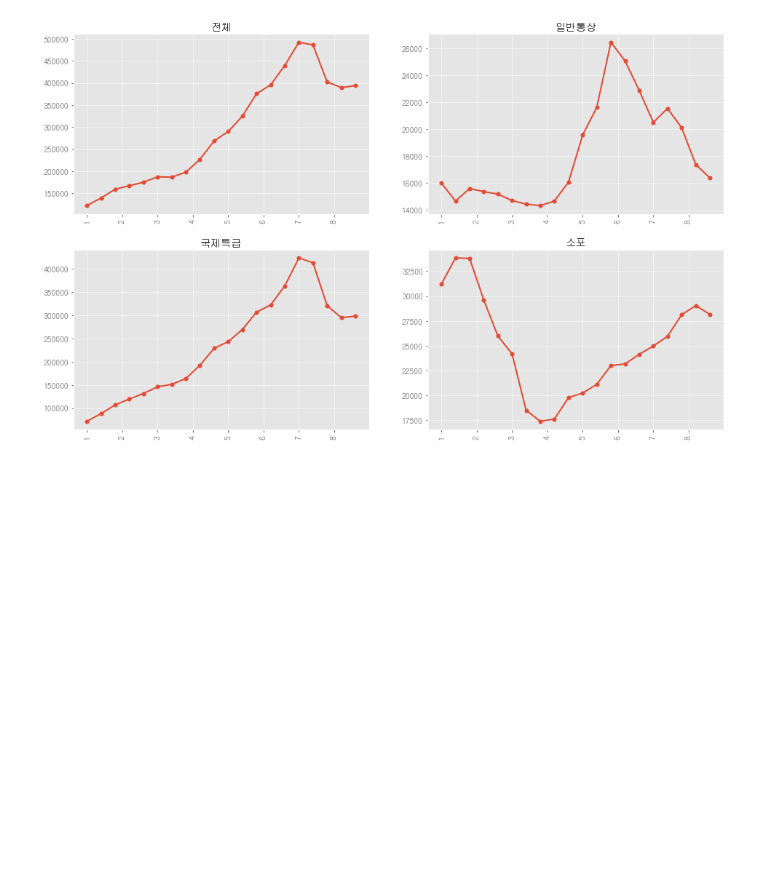
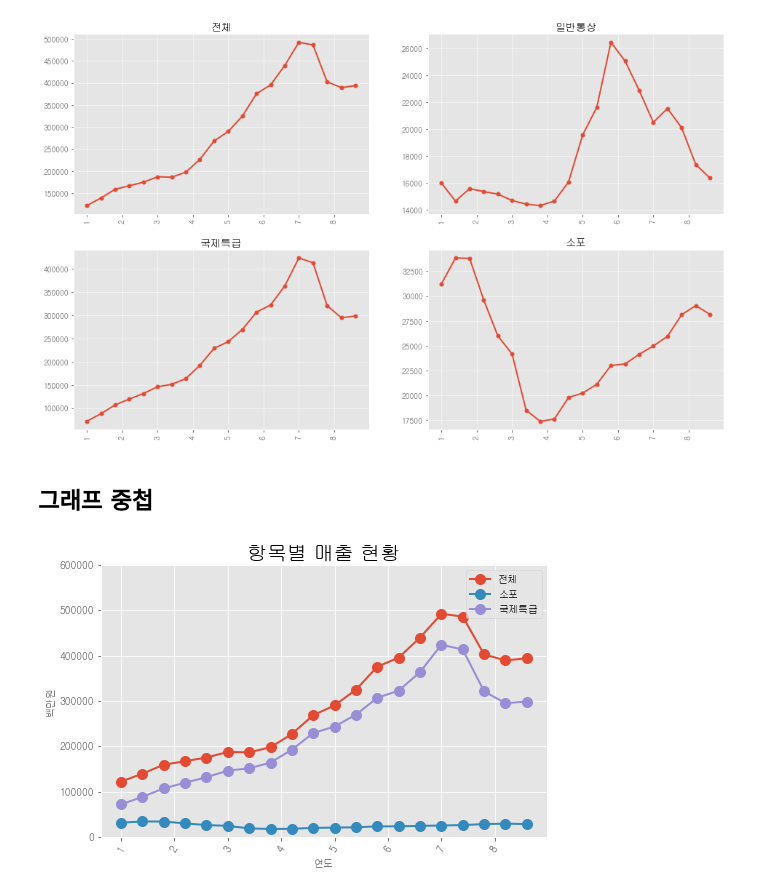
Before and after one commit to swleegit/data_analysis_review, a Jupyter notebook: 데분모05.ipynb, the cells around one changed output. Drawn from its saved outputs; the diff is of its cells as text; code cells hidden in the pictures; blank space fills up the shorter version.

```diff
--- a/데분모05.ipynb
+++ b/데분모05.ipynb
@@ -315,3 +315,38 @@ ax4.set_xticklabels(df.index, rotation=90)
 plt.show()
 # %% [output]
 [figure]
+# %% [markdown]
+## 그래프 중첩
+# %%
+import pandas as pd
+import matplotlib.pyplot as plt
+
+df = pd.read_csv('./연도별_매출액_현황.csv')
+
+#스타일 지정
+plt.style.use('ggplot')
+
+#그래프 틀 지정
+fig = plt.figure(figsize = (8,5))
+
+#객체 지정 : 한 그래프 평면에 여러개의 그래프를 그리는 것이니, 객체는 한개만 필요.
+ax = fig.add_subplot(1,1,1)
+
+#각 그래프 생성
+
+ax.plot(df.index, df['전체'], marker = 'o', markersize = 10, linewidth = 2, label = '전체')
+ax.plot(df.index, df['소포'], marker = 'o', markersize = 10, linewidth = 2, label = '소포')
+ax.plot(df.index, df['국제특급'], marker = 'o', markersize = 10, linewidth = 2, label = '국제특급')
+ax.legend(loc = 'best')
+
+ax.set_title('항목별 매출 현황', size = 20 )
+ax.set_xlabel('연도', size = 10) #ax.set_xticklabels(df.index, rotation = )와 헷갈리지 말자.
+ax.set_ylabel('백만원', size= 10)
+
+ax.set_ylim(0,600000)
+
+ax.set_xticklabels(df.index ,rotation = 60)
+
+plt.show()
+# %% [output]
+[figure, added]
```
Also changed, not shown: parts of 5 cells of this notebook.
